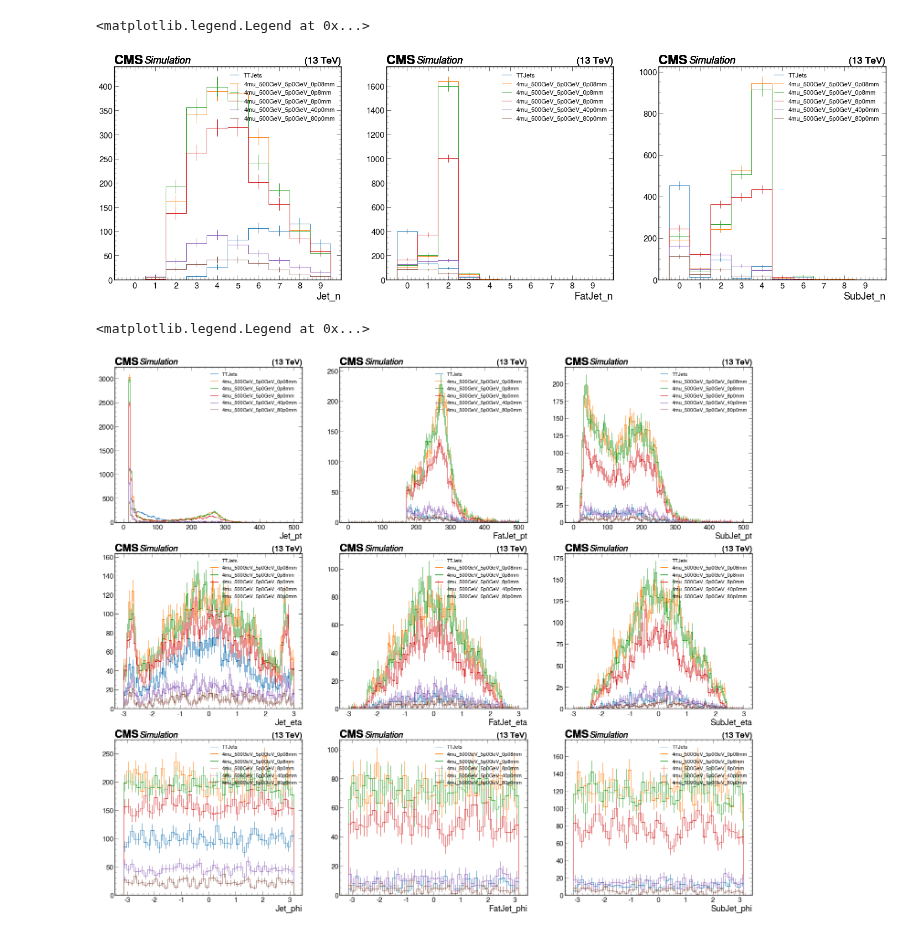
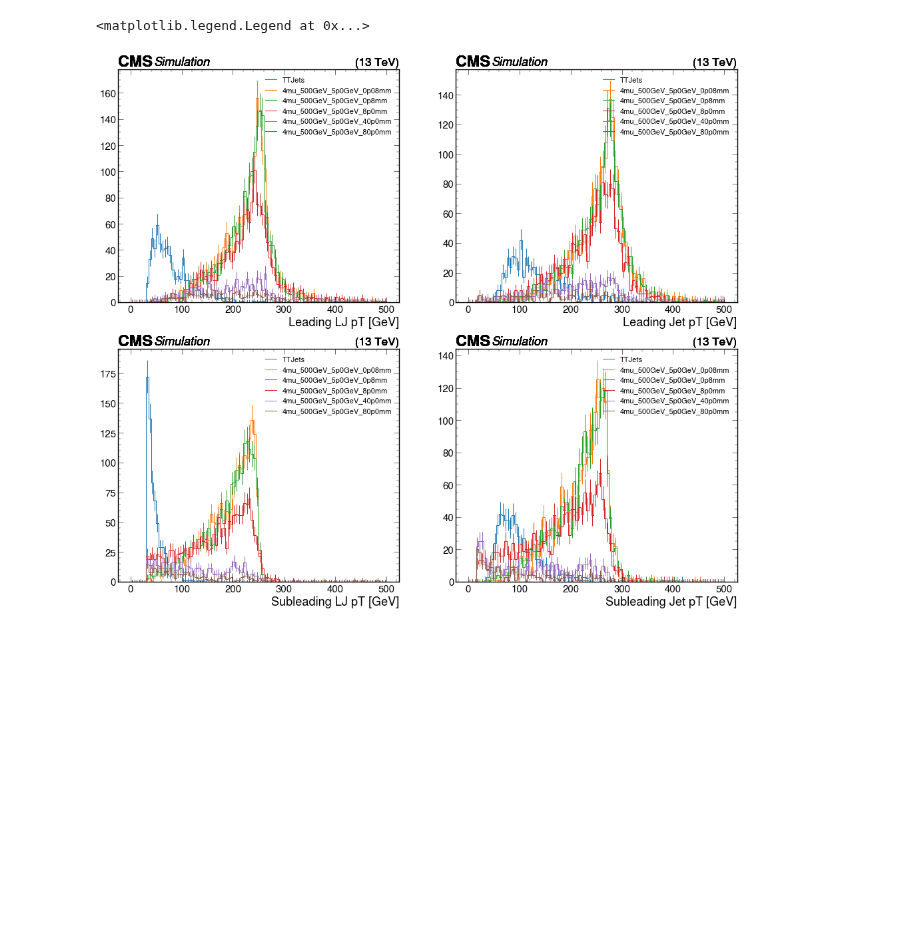
Before and after one commit to yeopjjang/SIDM, a Jupyter notebook: sidm/DY_studies/LJ_ISO.ipynb, the cells around one changed output. Saved outputs shown, nothing was run; the diff lists cells and outputs as text; code cells hidden in the pictures; blank space fills up the shorter version.

```diff
--- a/sidm/DY_studies/LJ_ISO.ipynb
+++ b/sidm/DY_studies/LJ_ISO.ipynb
@@ -93,70 +105,25 @@ divide
 # %%
-plt.subplots(1,3,figsize=(36,10))
+plt.subplots(2,2,figsize=(24,20))
 
-plt.subplot(1,3,1)
+plt.subplot(2,2,1)
 for sample in samples_nano:
-    utilities.plot(out[sample]["hists"]["jet_n"][channels[0], :], flow='none', density=False)
+    utilities.plot(out[sample]["hists"]["lj0_pt"][channels[0], :], flow='none', density=False)
 plt.legend(samples_nano, loc=1, prop={'size': 16})
 
-plt.subplot(1,3,2)
+plt.subplot(2,2,2)
 for sample in samples_nano:
-    utilities.plot(out[sample]["hists"]["fatjet_n"][channels[0], :], flow='none', density=False)
+    utilities.plot(out[sample]["hists"]["jet1_pt"][channels[0], :], flow='none', density=False)
 plt.legend(samples_nano, loc=1, prop={'size': 16})
 
-plt.subplot(1,3,3)
+plt.subplot(2,2,3)
 for sample in samples_nano:
-    utilities.plot(out[sample]["hists"]["subjet_n"][channels[0], :], flow='none', density=False)
+    utilities.plot(out[sample]["hists"]["lj1_pt"][channels[0], :], flow='none', density=False)
 plt.legend(samples_nano, loc=1, prop={'size': 16})
+
+plt.subplot(2,2,4)
+for sample in samples_nano:
+    utilities.plot(out[sample]["hists"]["jet2_pt"][channels[0], :], flow='none', density=False)
+plt.legend(samples_nano, loc=1, prop={'size': 16})
 # %% [output]
 <matplotlib.legend.Legend at 0x...>
-[figure, old version]
+[figure, new version]
-# %%
-plt.subplots(3,3,figsize=(36,30))
-
-plt.subplot(3,3,1)
-for sample in samples_nano:
-    utilities.plot(out[sample]["hists"]["jet_pt"][channels[0], :], flow='none', density=False)
-plt.legend(samples_nano, loc=1, prop={'size': 16})
-
-plt.subplot(3,3,2)
-for sample in samples_nano:
-    utilities.plot(out[sample]["hists"]["fatjet_pt"][channels[0], :], flow='none', density=False)
-plt.legend(samples_nano, loc=1, prop={'size': 16})
-
-plt.subplot(3,3,3)
-for sample in samples_nano:
-    utilities.plot(out[sample]["hists"]["subjet_pt"][channels[0], :], flow='none', density=False)
-plt.legend(samples_nano, loc=1, prop={'size': 16})
-
-plt.subplot(3,3,4)
-for sample in samples_nano:
-    utilities.plot(out[sample]["hists"]["jet_eta"][channels[0], :], flow='none', density=False)
-plt.legend(samples_nano, loc=1, prop={'size': 16})
-
-plt.subplot(3,3,5)
-for sample in samples_nano:
-    utilities.plot(out[sample]["hists"]["fatjet_eta"][channels[0], :], flow='none', density=False)
-plt.legend(samples_nano, loc=1, prop={'size': 16})
-
-plt.subplot(3,3,6)
-for sample in samples_nano:
-    utilities.plot(out[sample]["hists"]["subjet_eta"][channels[0], :], flow='none', density=False)
-plt.legend(samples_nano, loc=1, prop={'size': 16})
-
-plt.subplot(3,3,7)
-for sample in samples_nano:
-    utilities.plot(out[sample]["hists"]["jet_phi"][channels[0], :], flow='none', density=False)
-plt.legend(samples_nano, loc=1, prop={'size': 16})
-
-plt.subplot(3,3,8)
-for sample in samples_nano:
-    utilities.plot(out[sample]["hists"]["fatjet_phi"][channels[0], :], flow='none', density=False)
-plt.legend(samples_nano, loc=1, prop={'size': 16})
-
-plt.subplot(3,3,9)
-for sample in samples_nano:
-    utilities.plot(out[sample]["hists"]["subjet_phi"][channels[0], :], flow='none', density=False)
-plt.legend(samples_nano, loc=1, prop={'size': 16})
-# %% [output]
-<matplotlib.legend.Legend at 0x...>
-[figure, removed]
```
Also changed, not shown: parts of 9 cells of this notebook, 4 other files.
